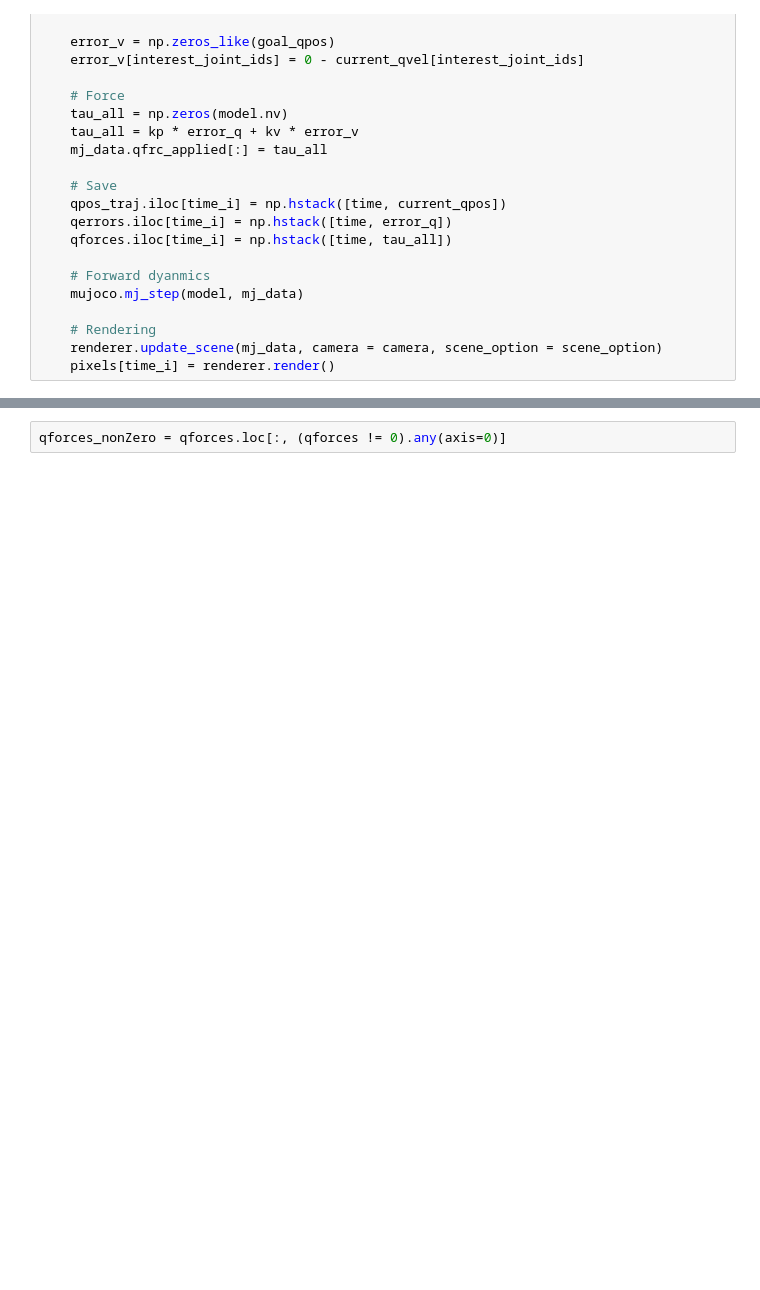
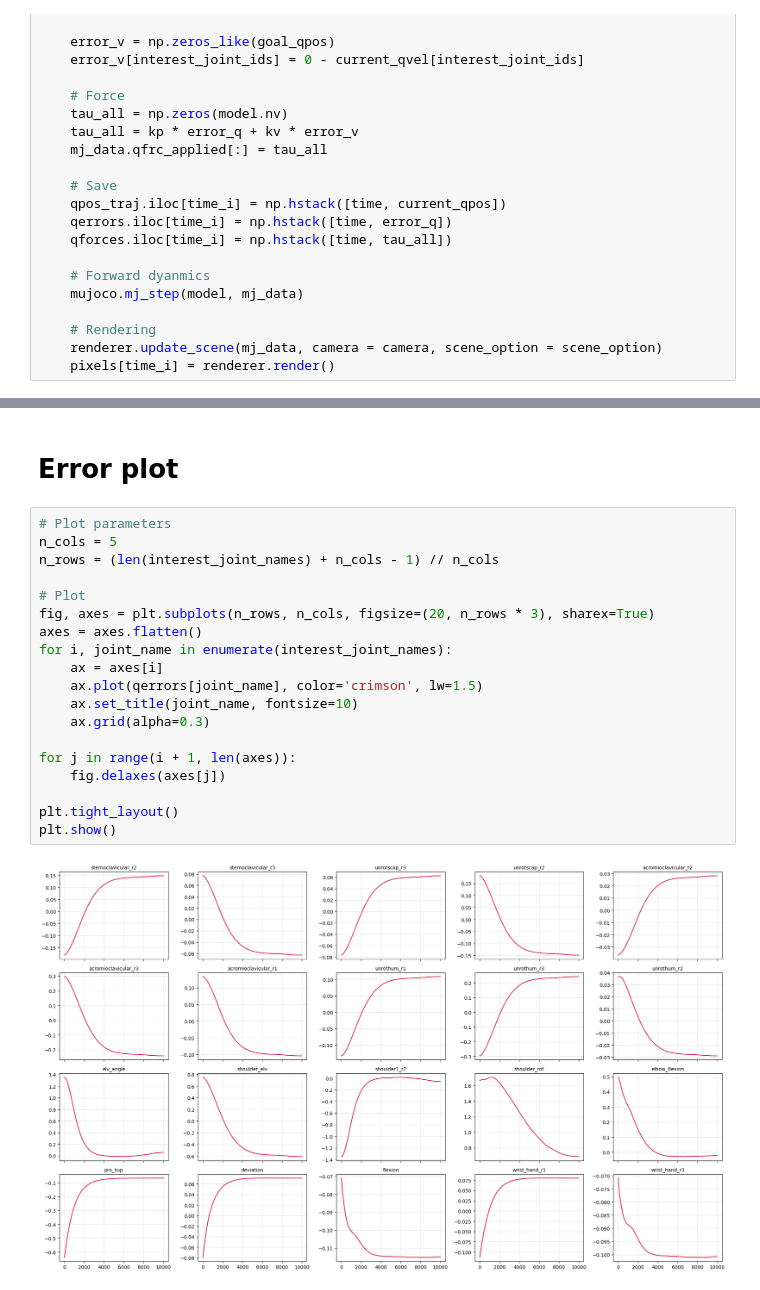
Before and after one commit to SeojinYoon/StudyForMyoSuite, a Jupyter notebook: MyoSuite/MOBL_simulation/arm_simulation_multiDOF_keyframe.ipynb, the cells around one changed output, grey strips where cells are left out. Drawn from its saved outputs; the diff is of its cells as text; blank space fills up the shorter version.

```diff
--- a/MyoSuite/MOBL_simulation/arm_simulation_multiDOF_keyframe.ipynb
+++ b/MyoSuite/MOBL_simulation/arm_simulation_multiDOF_keyframe.ipynb
@@ -185,5 +185,26 @@ for time_i in tqdm(range(n_times)):
 mediapy.show_video(pixels, fps = 30)
 # %% [output]
 [interactive output not drawn]
-# %%
-qforces_nonZero = qforces.loc[:, (qforces != 0).any(axis=0)]
+# %% [markdown]
+# Error plot
+# %%
+# Plot parameters
+n_cols = 5
+n_rows = (len(interest_joint_names) + n_cols - 1) // n_cols
+
+# Plot
+fig, axes = plt.subplots(n_rows, n_cols, figsize=(20, n_rows * 3), sharex=True)
+axes = axes.flatten()
+for i, joint_name in enumerate(interest_joint_names):
+    ax = axes[i]
+    ax.plot(qerrors[joint_name], color='crimson', lw=1.5)
+    ax.set_title(joint_name, fontsize=10)
+    ax.grid(alpha=0.3)
+
+for j in range(i + 1, len(axes)):
+    fig.delaxes(axes[j])
+
+plt.tight_layout()
+plt.show()
+# %% [output]
+[figure, added]
```
Also changed, not shown: parts of 2 cells of this notebook, 1 other file.
